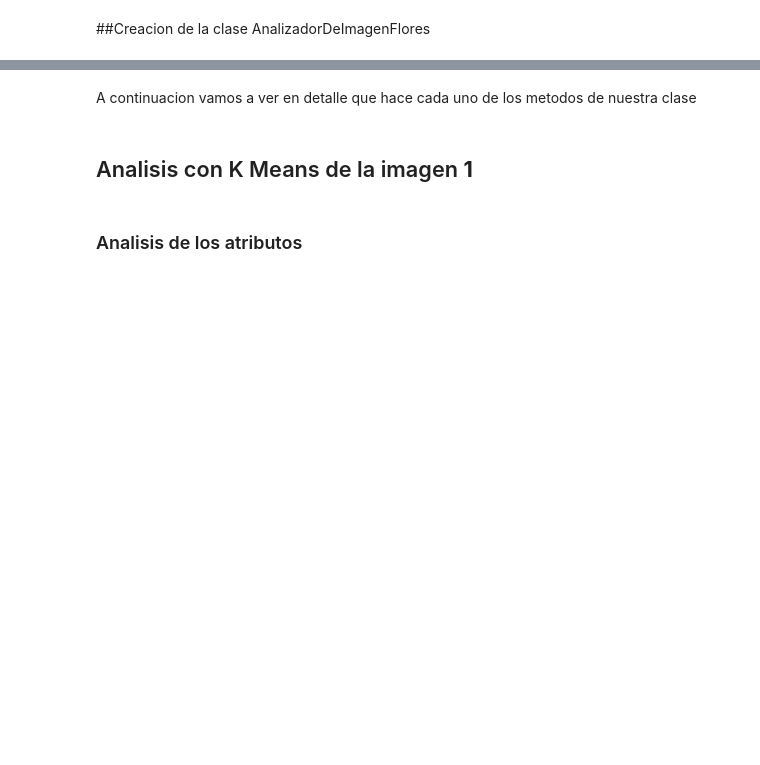
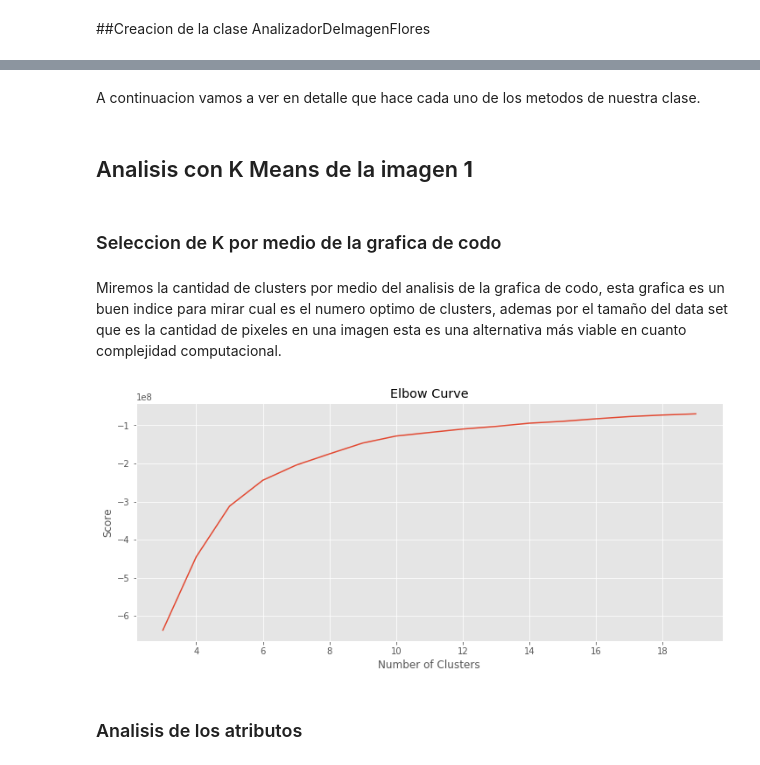
Before and after one commit to juanescendales/IAIdentifiacionDeColoresFlores, a Jupyter notebook: MicroProyecto2_ClusteringCultivoFlores.ipynb, the cells around one changed output, grey strips where cells are left out. Saved outputs shown, nothing was run; the diff lists cells and outputs as text; code cells hidden in the pictures; blank space fills up the shorter version.

```diff
--- a/MicroProyecto2_ClusteringCultivoFlores.ipynb
+++ b/MicroProyecto2_ClusteringCultivoFlores.ipynb
@@ -122,8 +221,23 @@ class  AnalizadorDeImagenFlores:
     plt.show()
 # %% [markdown]
-A continuacion vamos a ver en detalle que hace cada uno de los metodos de nuestra clase
+A continuacion vamos a ver en detalle que hace cada uno de los metodos de nuestra clase.
 # %% [markdown]
 ## Analisis con K Means de la imagen **1**
+# %% [markdown]
+### Seleccion de K por medio de la grafica de codo
+# %% [markdown]
+Miremos la cantidad de clusters por medio del analisis de la grafica de codo, esta grafica es un buen indice para mirar cual es el numero optimo de clusters, ademas por el tamaño del data set que es la cantidad de pixeles en una imagen esta es una alternativa más viable en cuanto complejidad computacional.
+# %%
+Nc = range(3, 20)
+kmeans = [KMeans(n_clusters=i) for i in Nc]
+score = [kmeans[i].fit(imagen1).score(imagen1) for i in range(len(kmeans))]
+plt.plot(Nc,score)
+plt.xlabel('Number of Clusters')
+plt.ylabel('Score')
+plt.title('Elbow Curve')
+plt.show()
+# %% [output]
+[figure, added]
 # %% [markdown]
 ### Analisis de los atributos
 # %% [markdown]
```
Also changed, not shown: parts of 51 cells of this notebook.
